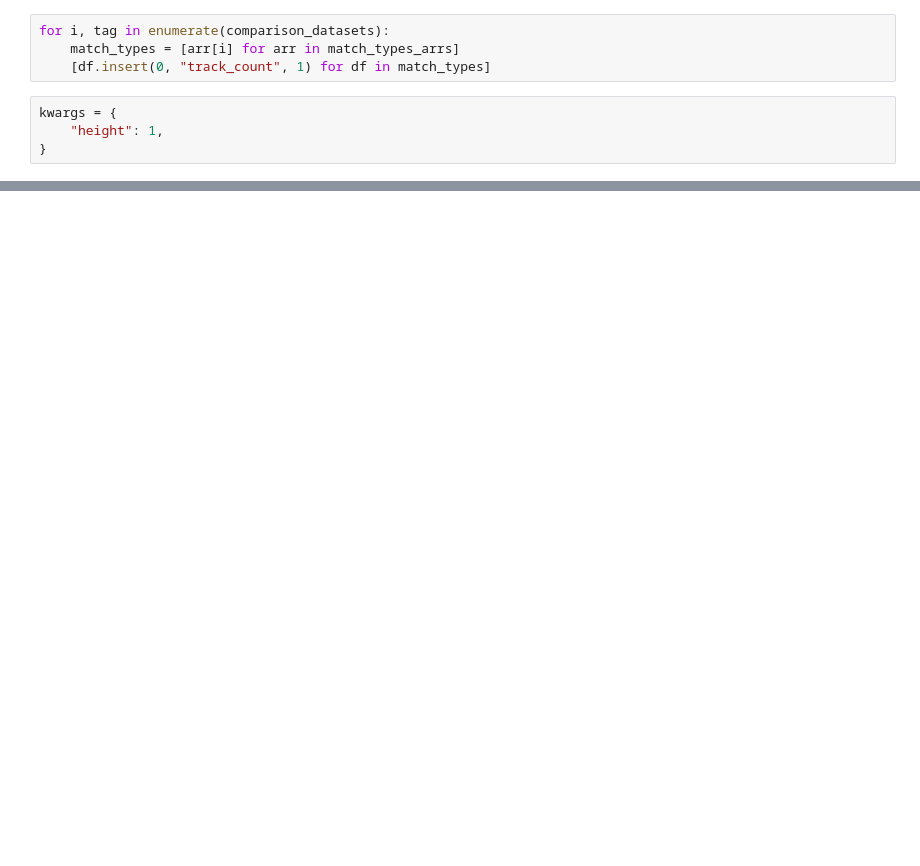
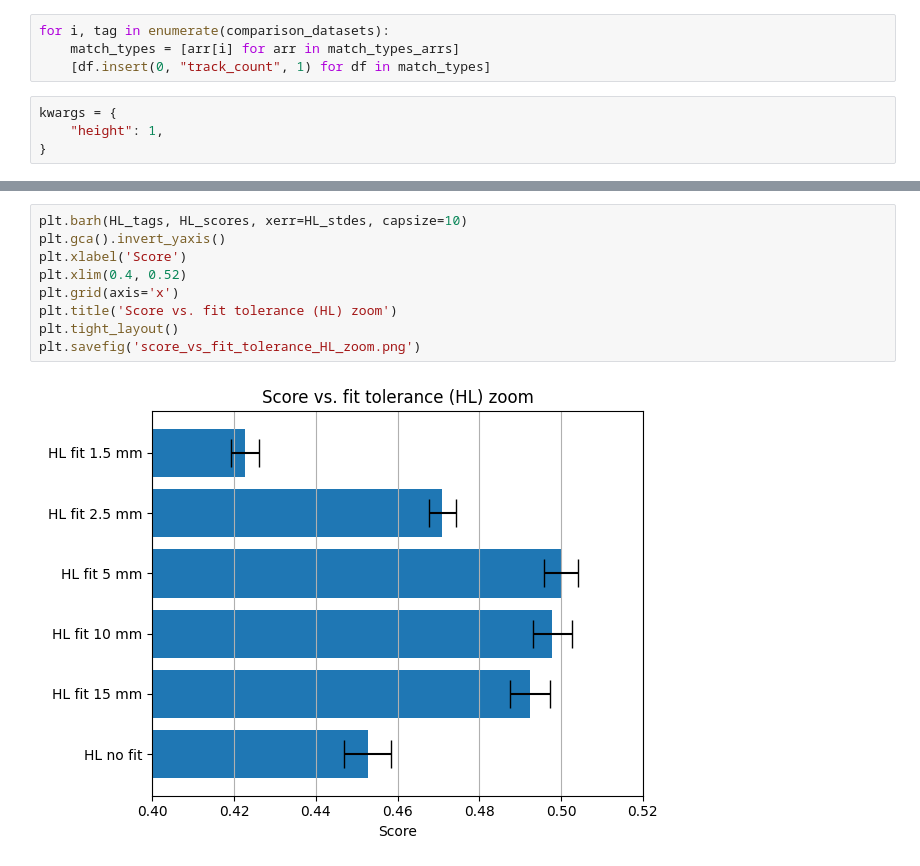
Before and after one commit to lschoonheid/BachelorProject, a Jupyter notebook: python_code/plots.ipynb, the cells around one changed output, grey strips where cells are left out. Drawn from its saved outputs; the diff is of its cells as text; blank space fills up the shorter version.

```diff
--- a/python_code/plots.ipynb
+++ b/python_code/plots.ipynb
@@ -482,0 +617,11 @@ fig = horizontal_fractions(
+# %%
+plt.barh(HL_tags, HL_scores, xerr=HL_stdes, capsize=10)
+plt.gca().invert_yaxis()
+plt.xlabel('Score')
+plt.xlim(0.4, 0.52)
+plt.grid(axis='x')
+plt.title('Score vs. fit tolerance (HL) zoom')
+plt.tight_layout()
+plt.savefig('score_vs_fit_tolerance_HL_zoom.png')
+# %% [output]
+[figure, added]
```
Also changed, not shown: parts of 54 cells of this notebook.
